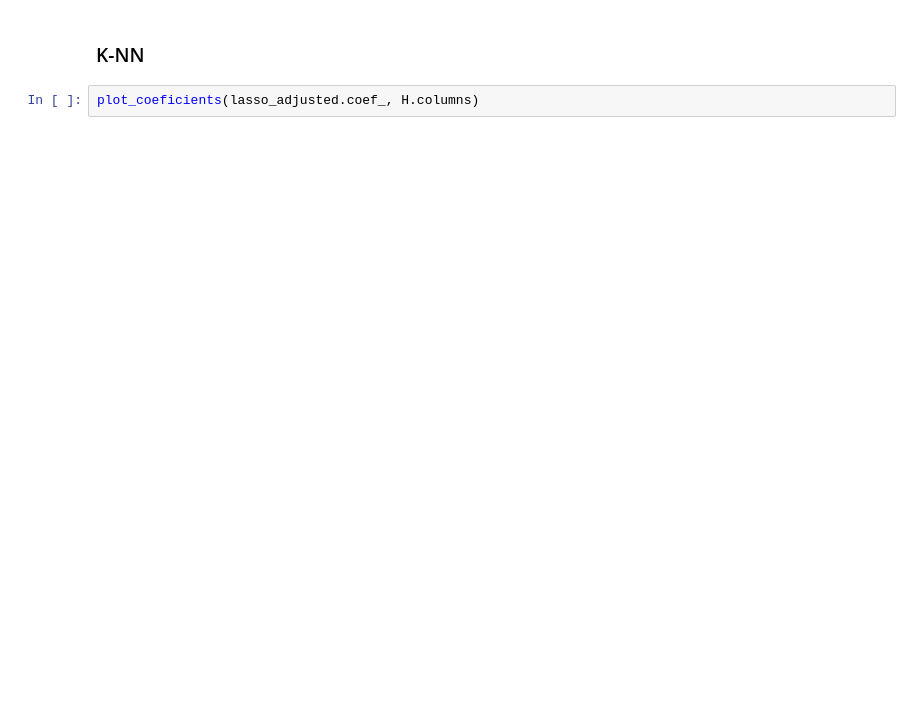
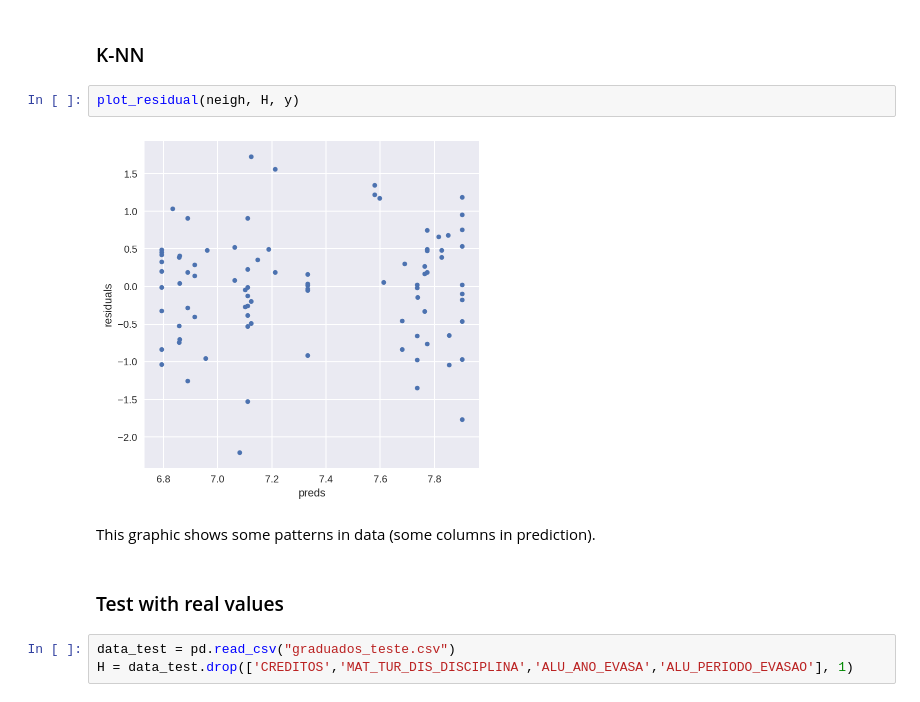
Before and after one commit to italoPontes/Machine-learning, a Jupyter notebook: Tarefas/Predicao-de-CRA-com-Regressao/Task 03.ipynb, the cells around one changed output. Saved outputs shown, nothing was run; the diff lists cells and outputs as text; blank space fills up the shorter version.

```diff
--- a/Tarefas/Predicao-de-CRA-com-Regressao/Task 03.ipynb
+++ b/Tarefas/Predicao-de-CRA-com-Regressao/Task 03.ipynb
@@ -334,4 +346,13 @@ The Lasso regression plot the same coefficients distribution that Ridge regressi
 # %% [markdown]
 ### K-NN
-# %%
-plot_coeficients(lasso_adjusted.coef_, H.columns)
+# %%
+plot_residual(neigh, H, y)
+# %% [output]
+[figure, added]
+# %% [markdown]
+This graphic shows some patterns in data (some columns in prediction).
+# %% [markdown]
+### Test with real values
+# %%
+data_test = pd.read_csv("graduados_teste.csv")
+H = data_test.drop(['CREDITOS','MAT_TUR_DIS_DISCIPLINA','ALU_ANO_EVASA','ALU_PERIODO_EVASAO'], 1)
```
Also changed, not shown: parts of 4 cells of this notebook.
